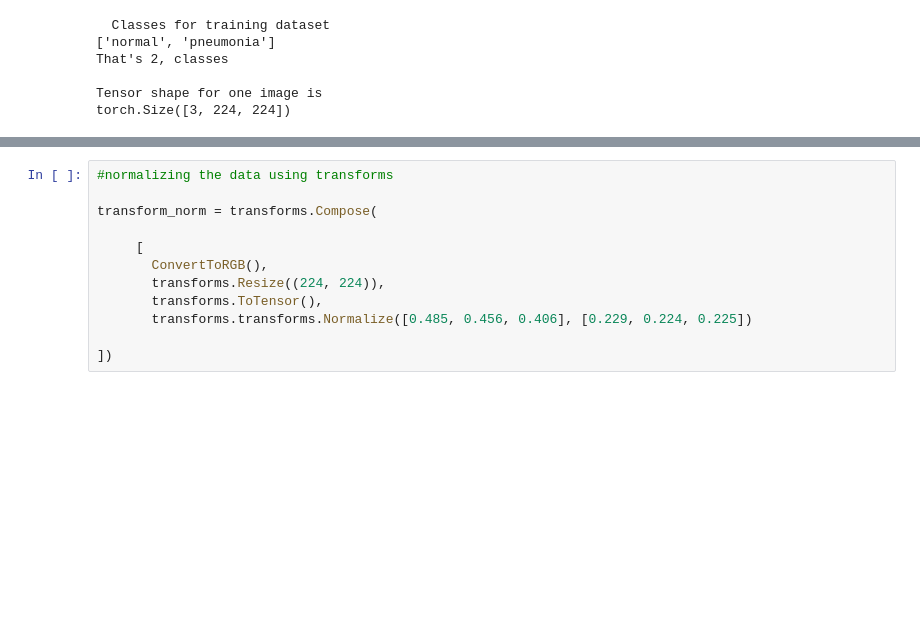
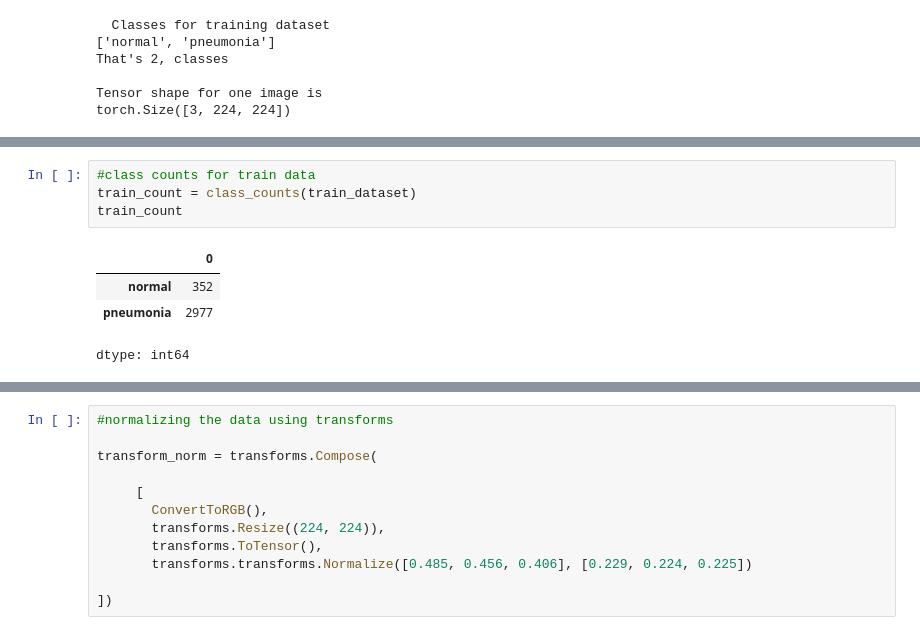
Before and after one commit to richardmukechiwa/Pnuemonia-Xray-ImageClassification, a Jupyter notebook: PnuemoniaClassification.ipynb, the cells around one changed output, grey strips where cells are left out. Saved outputs shown, nothing was run; the diff lists cells and outputs as text; blank space fills up the shorter version.

```diff
--- a/PnuemoniaClassification.ipynb
+++ b/PnuemoniaClassification.ipynb
@@ -131,0 +133,9 @@ torch.Size([3, 224, 224])
+# %%
+#class counts for train data
+train_count = class_counts(train_dataset)
+train_count
+# %% [output]
+|  | 0 |
+| normal | 352 |
+| pneumonia | 2977 |
+dtype: int64
```
Also changed, not shown: parts of 9 cells of this notebook.
